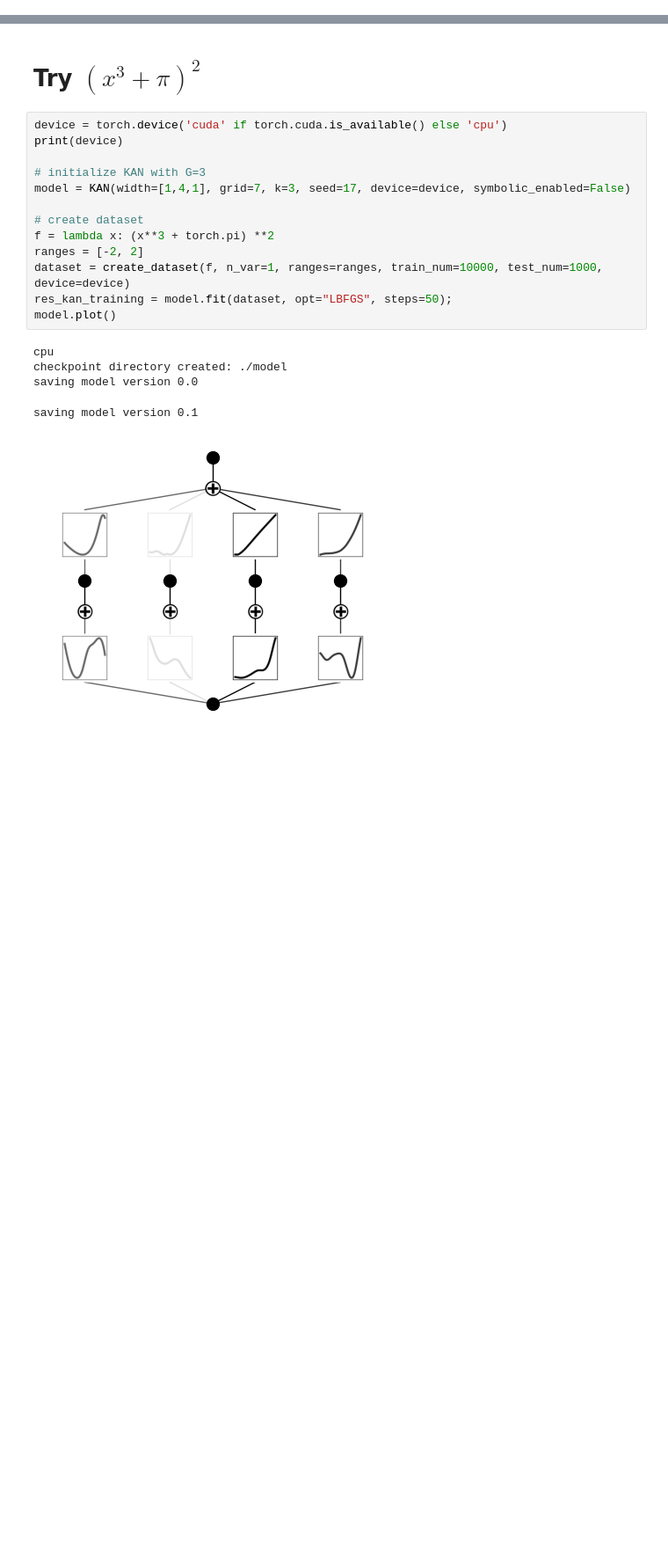
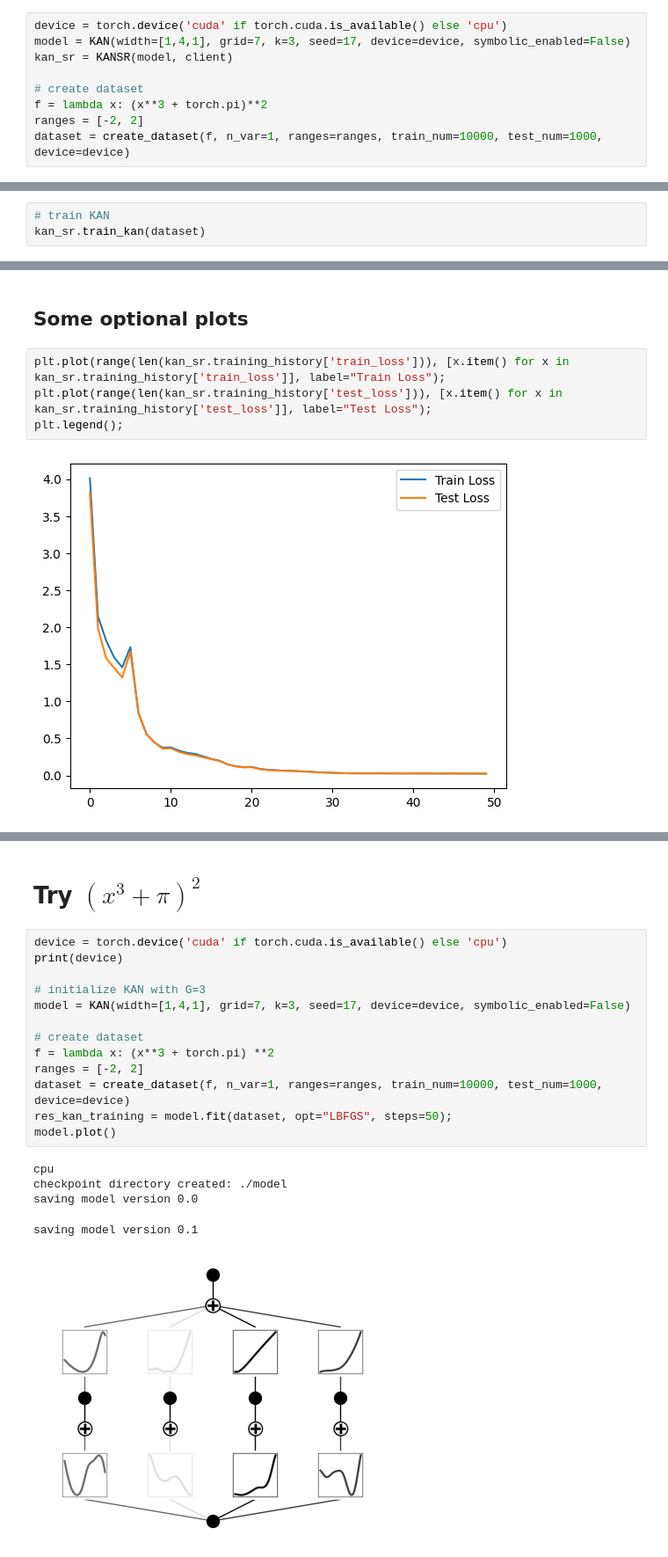
Before and after one commit to harveyThomas4692/llmlex, a Jupyter notebook: KAN_SR.ipynb, the cells around one changed output, grey strips where cells are left out. Shown at 88% size. Drawn from its saved outputs; the diff is of its cells as text; blank space fills up the shorter version.

Commit message:
created KANSR library

```diff
--- a/KAN_SR.ipynb
+++ b/KAN_SR.ipynb
@@ -98,0 +16,9 @@ def call_model_simplify(client, gpt_model="openai/gpt-4o", prompt="", system_pro
+# %%
+device = torch.device('cuda' if torch.cuda.is_available() else 'cpu')
+model = KAN(width=[1,4,1], grid=7, k=3, seed=17, device=device, symbolic_enabled=False)
+kan_sr = KANSR(model, client)
+
+# create dataset
+f = lambda x: (x**3 + torch.pi)**2
+ranges = [-2, 2]
+dataset = create_dataset(f, n_var=1, ranges=ranges, train_num=10000, test_num=1000, device=device)
@@ -98,0 +28,3 @@ def call_model_simplify(client, gpt_model="openai/gpt-4o", prompt="", system_pro
+# %%
+# train KAN
+kan_sr.train_kan(dataset)
@@ -98,0 +95,8 @@ def call_model_simplify(client, gpt_model="openai/gpt-4o", prompt="", system_pro
+# %% [markdown]
+## Some optional plots
+# %%
+plt.plot(range(len(kan_sr.training_history['train_loss'])), [x.item() for x in kan_sr.training_history['train_loss']], label="Train Loss");
+plt.plot(range(len(kan_sr.training_history['test_loss'])), [x.item() for x in kan_sr.training_history['test_loss']], label="Test Loss");
+plt.legend();
+# %% [output]
+[figure, added]
```
Also changed, not shown: parts of 13 cells of this notebook, 3 other files.
